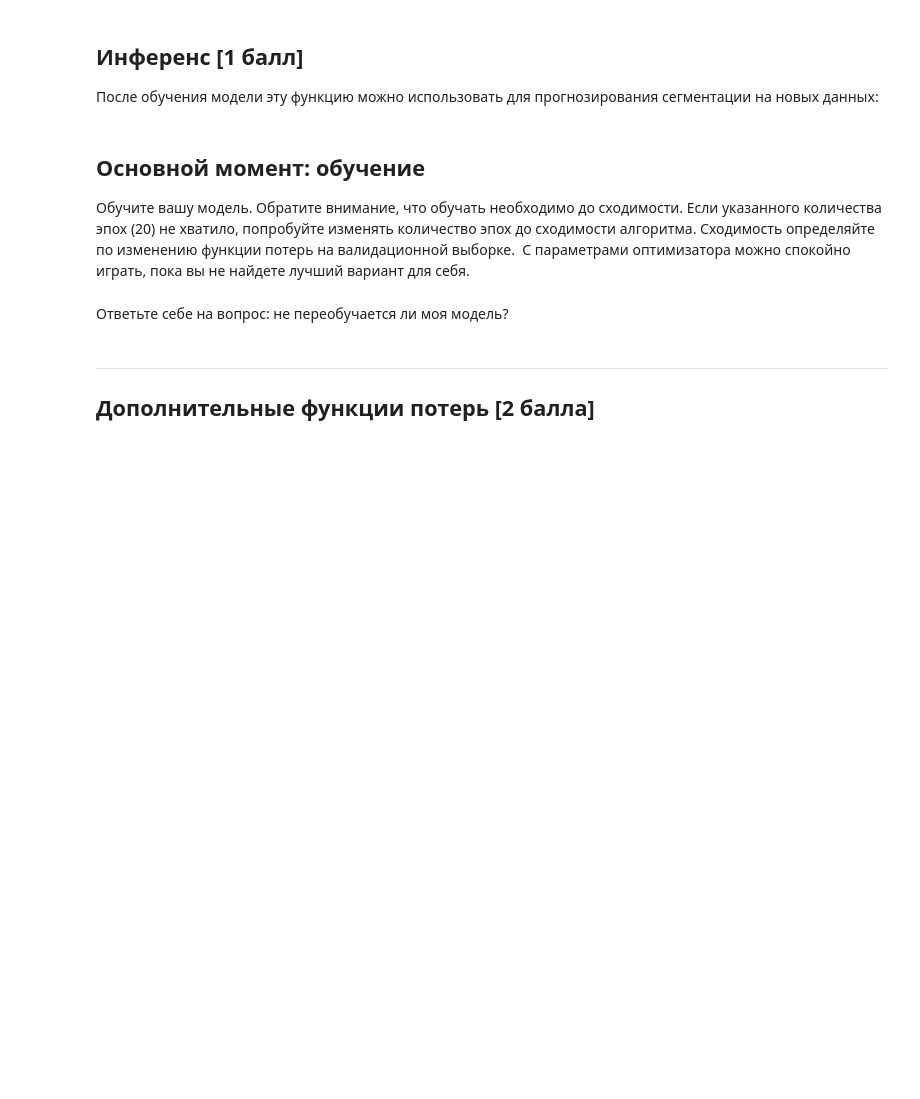
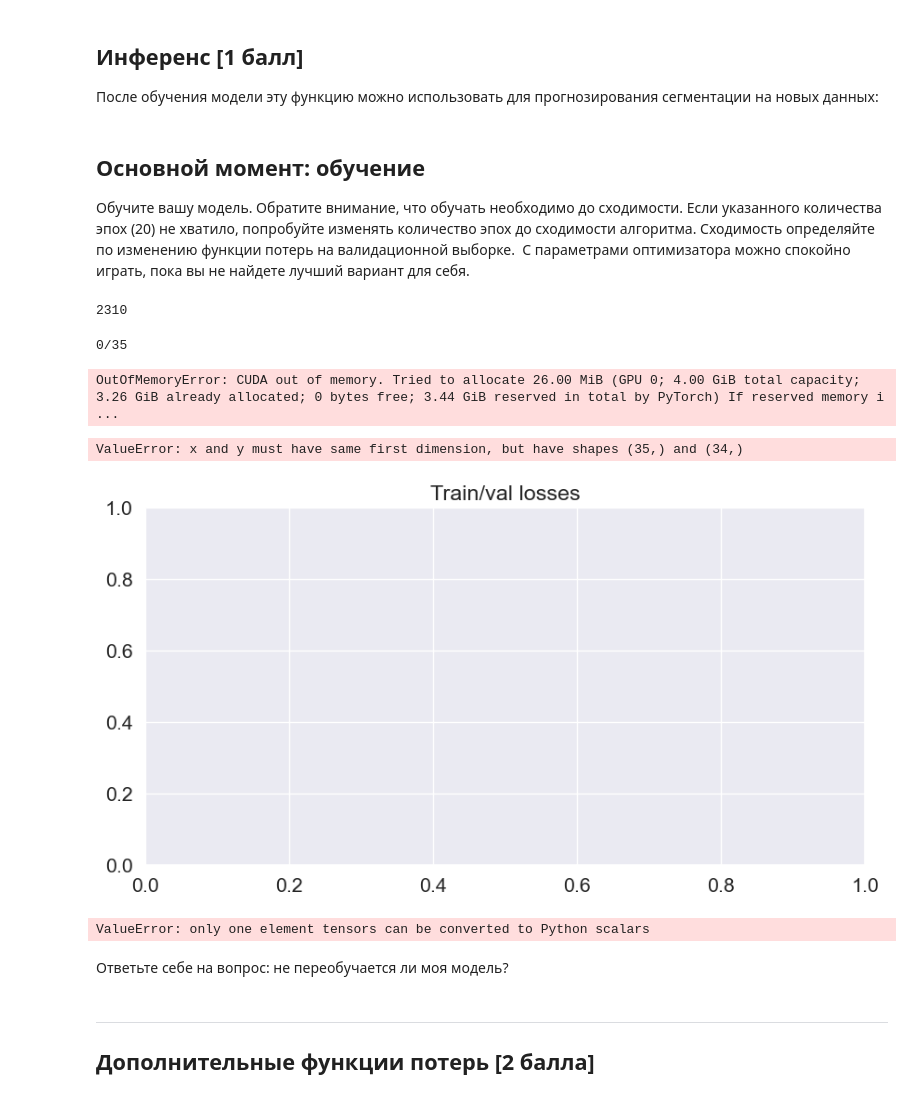
Before and after one commit to dimkablin/DeepLEarningSchool_MFTI, a Jupyter notebook: homework/16.1 Домашнее задание. Сегментация изображений/[hw]semantic_segmentation.ipynb, the cells around one changed output. Drawn from its saved outputs; the diff is of its cells as text; code cells hidden in the pictures; blank space fills up the shorter version.

```diff
--- a/homework/16.1 Домашнее задание. Сегментация изображений/[hw]semantic_segmentation.ipynb
+++ b/homework/16.1 Домашнее задание. Сегментация изображений/[hw]semantic_segmentation.ipynb
@@ -278,12 +324,17 @@ $$\mathcal L_{BCE}(y, \hat y) = -\sum_i \left[y_i\log\sigma(\hat y_i) + (1-y_i)\
 $$\mathcal L_{BCE} = \hat y - y\hat y + \log\left(1+\exp(-\hat y)\right).$$
 # %%
 def bce_loss(y_real, y_pred):
-    # TODO
+    y_pred, y_real = torch.unsqueeze(y_pred, 1), torch.unsqueeze(y_real, 1)
+
+    return torch.mean(y_pred - y_pred*y_real + torch.log(1+torch.exp(-y_pred)))
     # please don't use nn.BCELoss. write it from scratch
+    # return loss(y_real, y_pred)
 # %% [markdown]
 ## Тренировка [1 балл]
 
 Мы определим цикл обучения в функции, чтобы мы могли повторно использовать его.
+# %%
+DEVICE = torch.device("cuda")
 # %%
 def train(model, opt, loss_fn, epochs, data_tr, data_val):
     X_val, Y_val = next(iter(data_val))
@@ -353,7 +496,16 @@ def score_model(model, metric, data):
  С параметрами оптимизатора можно спокойно играть, пока вы не найдете лучший вариант для себя.
 # %%
 model = SegNet().to(device)
-# %%
-max_epochs = 20
-optim
-train(model, optim, bce_loss, max_epochs, data_tr, data_val)
+# %%
+import gc
+torch.cuda.empty_cache()
+gc.collect()
+# %% [output]
+2310
+# %%
+max_epochs = 35
+optim = torch.optim.Adam(params=model.parameters(), lr=1e-4)
+best_model, stat = train2(model, optim, bce_loss, max_epochs, dataloaders)
+# %% [output]
+0/35
+OutOfMemoryError: CUDA out of memory. Tried to allocate 26.00 MiB (GPU 0; 4.00 GiB total capacity; 3.26 GiB already allocated; 0 bytes free; 3.44 GiB reserved in total by PyTorch) If reserved memory i ...
@@ -360,5 +514,30 @@ train(model, optim, bce_loss, max_epochs, data_tr, data_val)
+# %%
+sns.set(style="darkgrid", font_scale=1.4)
+
+
+plt.figure(figsize=(10, 5))
+plt.title("Train/val losses")
+plt.plot(range(max_epochs), stat[0], label="train_loss", linewidth=2)
+plt.plot(range(max_epochs), stat[2], label="val_loss", linewidth=2)
+plt.legend()
+plt.xlabel("Epoch")
+plt.show()
+
+
+plt.figure(figsize=(10, 5))
+plt.title("Train/val IOU")
+plt.plot(range(max_epochs), stat[1], label="train_iou", linewidth=2)
+plt.plot(range(max_epochs), stat[3], label="val_iou", linewidth=2)
+plt.legend()
+plt.xlabel("Epoch")
+plt.show()
+# %% [output]
+ValueError: x and y must have same first dimension, but have shapes (35,) and (34,)
+[figure, added]
 # %%
-score_model(model, iou_pytorch, data_val)
+score_model(best_model, iou_pytorch, data_ts)
+# %% [output]
+ValueError: only one element tensors can be converted to Python scalars
 # %% [markdown]
 Ответьте себе на вопрос: не переобучается ли моя модель?
 # %% [markdown]
```
Also changed, not shown: parts of 9 cells of this notebook.
